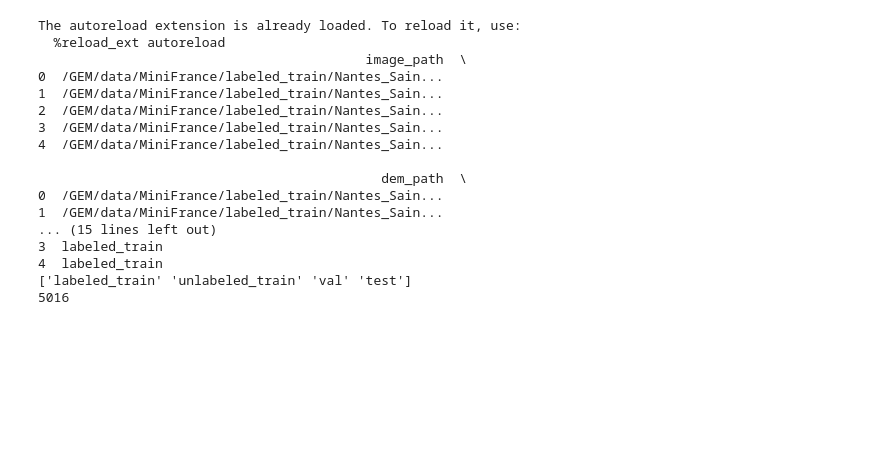
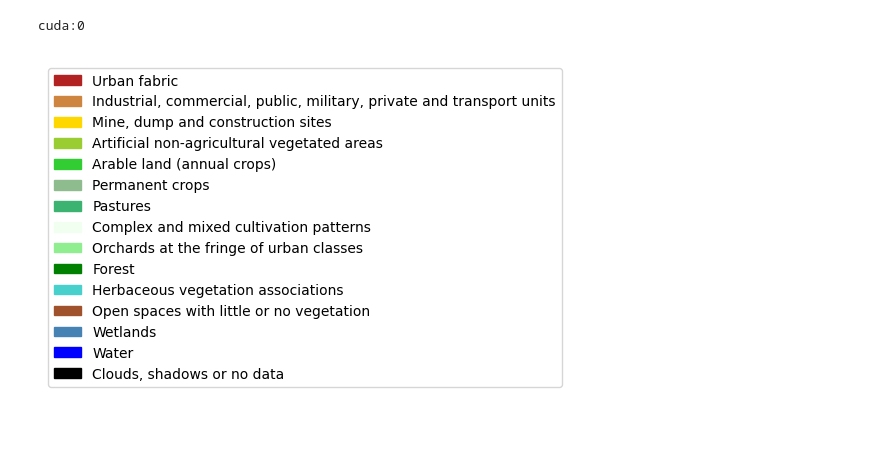
Before and after one commit to RocketFan/GEM, a Jupyter notebook: supervised.ipynb, the cells around one changed output. Saved outputs shown, nothing was run; the diff lists cells and outputs as text; code cells hidden in the pictures; blank space fills up the shorter version.

```diff
--- a/supervised.ipynb
+++ b/supervised.ipynb
@@ -1,26 +1,52 @@
-# %%
-%load_ext autoreload
-%autoreload all
-
-from gem import MiniFranceDataset
-
-dir_path = '/GEM/data/MiniFrance/'
-dataset = MiniFranceDataset(dir_path, '')
-# %% [output]
-The autoreload extension is already loaded. To reload it, use:
-  %reload_ext autoreload
-                                          image_path  \
-0  /GEM/data/MiniFrance/labeled_train/Nantes_Sain...
-1  /GEM/data/MiniFrance/labeled_train/Nantes_Sain...
-2  /GEM/data/MiniFrance/labeled_train/Nantes_Sain...
-3  /GEM/data/MiniFrance/labeled_train/Nantes_Sain...
-4  /GEM/data/MiniFrance/labeled_train/Nantes_Sain...
-
-                                            dem_path  \
-0  /GEM/data/MiniFrance/labeled_train/Nantes_Sain...
-1  /GEM/data/MiniFrance/labeled_train/Nantes_Sain...
-... (15 lines left out)
-3  labeled_train
-4  labeled_train
-['labeled_train' 'unlabeled_train' 'val' 'test']
-5016
+# %%
+%load_ext autoreload
+%autoreload all
+
+import torch
+
+from gem import MiniFranceDataset
+from torch.utils.data import DataLoader, random_split
+
+dir_path = '/GEM/data/MiniFrance/'
+dataset = MiniFranceDataset(dir_path, 'labeled_train')
+
+train_size = int(0.8 * len(dataset))
+test_size = len(dataset) - train_size
+train_set, test_set = random_split(dataset, [train_size, test_size])
+train_loader = DataLoader(train_set, batch_size=1, shuffle=True, num_workers=1)
+test_loader = DataLoader(test_set, batch_size=1, shuffle=True, num_workers=1)
+
+device = torch.device('cuda:0' if torch.cuda.is_available() else 'cpu')
+print(device)
+# %% [output]
+cuda:0
+# %%
+import matplotlib.colors as mcolors
+
+class_attributes = [
+    ["Urban fabric", mcolors.CSS4_COLORS['firebrick']],
+    ['Industrial, commercial, public, military, private and transport units', mcolors.CSS4_COLORS['peru']],
+    ["Mine, dump and construction sites", mcolors.CSS4_COLORS['gold']],
+    ["Artificial non-agricultural vegetated areas", mcolors.CSS4_COLORS['yellowgreen']],
+    ["Arable land (annual crops)", mcolors.CSS4_COLORS['limegreen']],
+    ["Permanent crops", mcolors.CSS4_COLORS['darkseagreen']],
+    ["Pastures", mcolors.CSS4_COLORS['mediumseagreen']],
+    ["Complex and mixed cultivation patterns", mcolors.CSS4_COLORS['honeydew']],
+    ["Orchards at the fringe of urban classes", mcolors.CSS4_COLORS['lightgreen']],
+    ["Forest", mcolors.CSS4_COLORS['green']],
+    ["Herbaceous vegetation associations", mcolors.CSS4_COLORS['mediumturquoise']],
+    ["Open spaces with little or no vegetation", mcolors.CSS4_COLORS['sienna']],
+    ['Wetlands', mcolors.CSS4_COLORS['steelblue']],
+    ["Water", mcolors.CSS4_COLORS['blue']],
+    ["Clouds, shadows or no data", mcolors.CSS4_COLORS['black']],
+]
+
+import matplotlib.pyplot as plt
+from matplotlib.patches import Patch
+
+handles = [Patch(color=c, label=l) for l, c in class_attributes]
+plt.legend(handles=handles)
+plt.gca().set_axis_off()
+plt.show()
+# %% [output]
+[figure, added]
```
Also changed, not shown: parts of 1 cell of this notebook.
